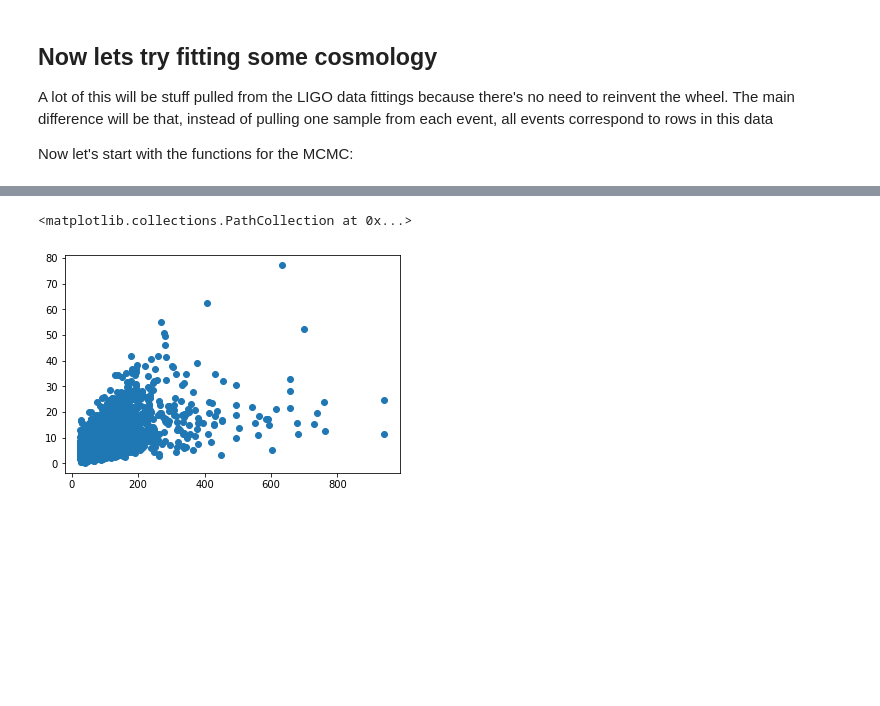
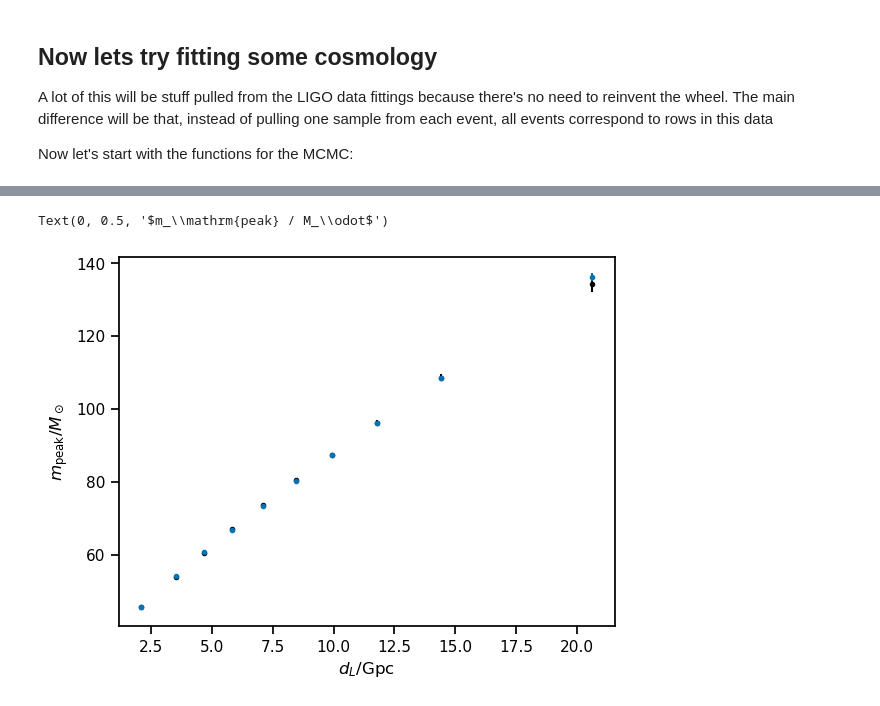
Before and after one commit to farr/FastMFCosmology, a Jupyter notebook: fit-mock-to-cosmo.ipynb, the cells around one changed output, grey strips where cells are left out. Saved outputs shown, nothing was run; the diff lists cells and outputs as text; code cells hidden in the pictures; blank space fills up the shorter version.

```diff
--- a/fit-mock-to-cosmo.ipynb
+++ b/fit-mock-to-cosmo.ipynb
@@ -277,5 +245,8 @@ We recommend running at least 4 chains for robust computation of convergence dia
-# %%
-scatter(masked_m1, masked_dl)
-# %% [output]
-<matplotlib.collections.PathCollection at 0x...>
-[figure, removed]
+# %%
+plt.errorbar(dl_cent, np.mean(mpeak_samples, axis=0), yerr=np.std(mpeak_samples, axis=0), fmt='.', color='k')
+plt.errorbar(dl_cent, trace.posterior.m_peak.mean(dim=('chain', 'draw')), yerr=trace.posterior.m_peak.std(dim=('chain', 'draw')), fmt='.')
+plt.xlabel(r'$d_L / \mathrm{Gpc}$')
+plt.ylabel(r'$m_\mathrm{peak} / M_\odot$')
+# %% [output]
+Text(0, 0.5, '$m_\\mathrm{peak} / M_\\odot$')
+[figure, added]
```
Also changed, not shown: parts of 13 cells of this notebook, 1 other file.
